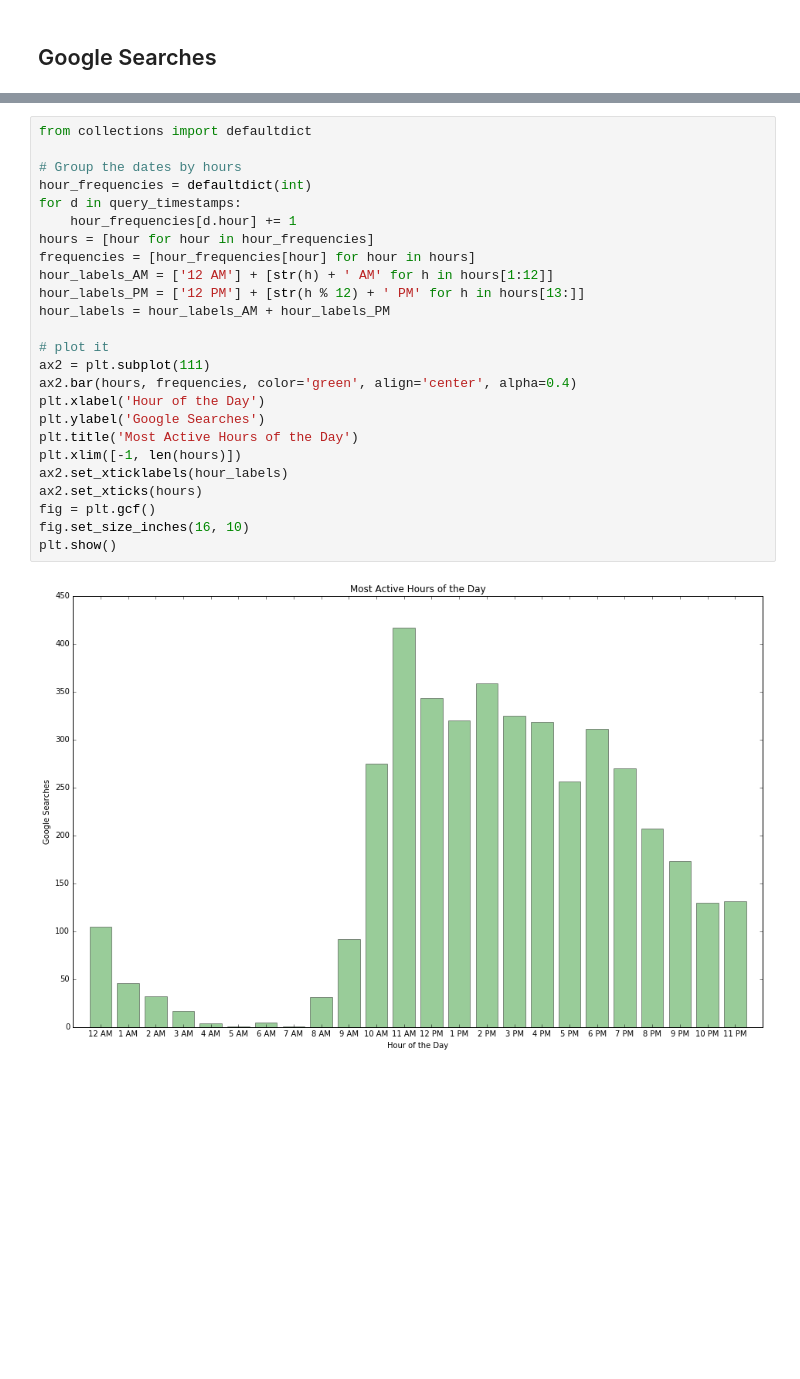
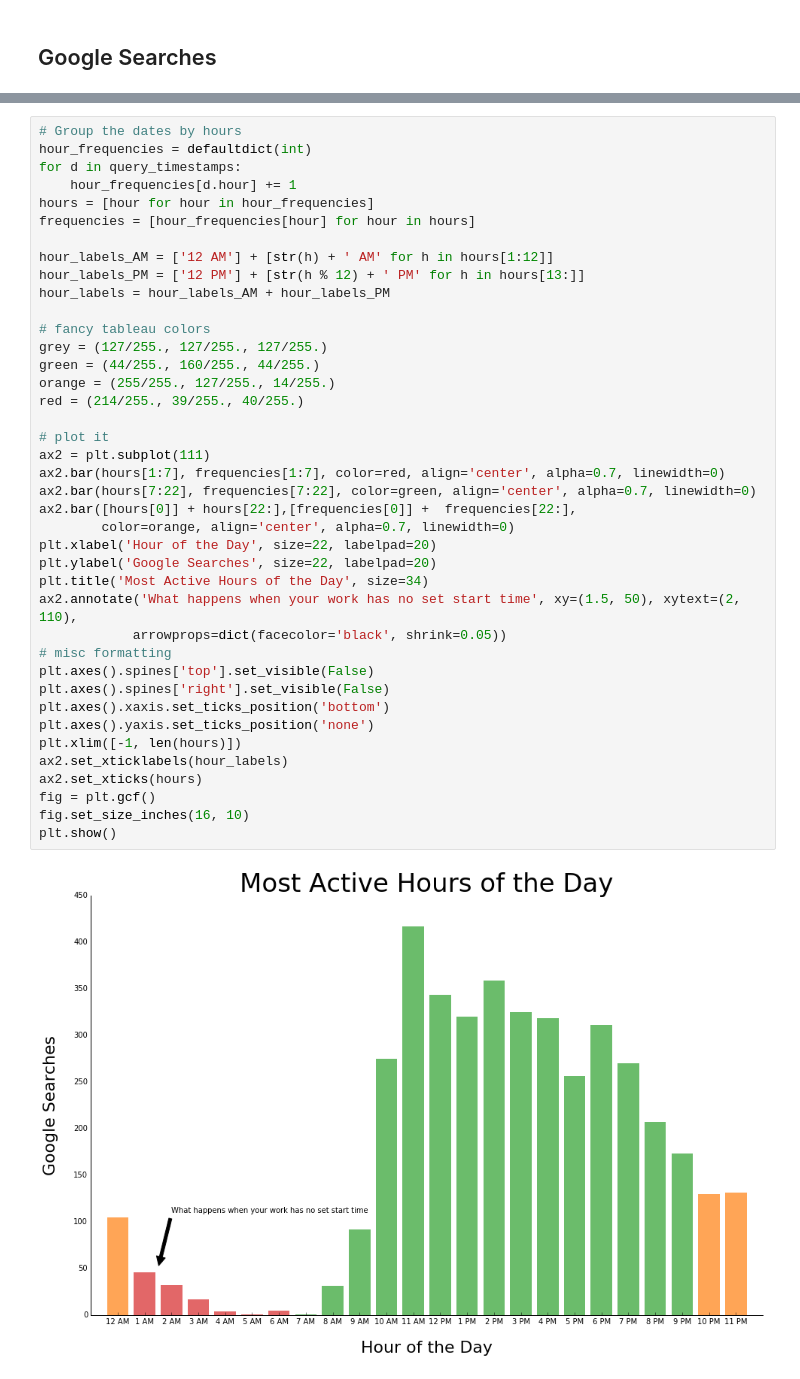
Before and after one commit to Joboman555/Quantifying-A-Summer-of-Learning, a Jupyter notebook: Tulip Final Presentation.ipynb, the cells around one changed output, grey strips where cells are left out. Drawn from its saved outputs; the diff is of its cells as text; blank space fills up the shorter version.

```diff
--- a/Tulip Final Presentation.ipynb
+++ b/Tulip Final Presentation.ipynb
@@ -57,27 +107,42 @@ plt.show()
 # %%
-from collections import defaultdict
-
 # Group the dates by hours
 hour_frequencies = defaultdict(int)
 for d in query_timestamps:
     hour_frequencies[d.hour] += 1
 hours = [hour for hour in hour_frequencies]
 frequencies = [hour_frequencies[hour] for hour in hours]
+
 hour_labels_AM = ['12 AM'] + [str(h) + ' AM' for h in hours[1:12]]
 hour_labels_PM = ['12 PM'] + [str(h % 12) + ' PM' for h in hours[13:]]
 hour_labels = hour_labels_AM + hour_labels_PM
 
+# fancy tableau colors
+grey = (127/255., 127/255., 127/255.)
+green = (44/255., 160/255., 44/255.)
+orange = (255/255., 127/255., 14/255.)
+red = (214/255., 39/255., 40/255.)
+
 # plot it
 ax2 = plt.subplot(111)
-ax2.bar(hours, frequencies, color='green', align='center', alpha=0.4)
-plt.xlabel('Hour of the Day')
-plt.ylabel('Google Searches')
-plt.title('Most Active Hours of the Day')
+ax2.bar(hours[1:7], frequencies[1:7], color=red, align='center', alpha=0.7, linewidth=0)
+ax2.bar(hours[7:22], frequencies[7:22], color=green, align='center', alpha=0.7, linewidth=0)
+ax2.bar([hours[0]] + hours[22:],[frequencies[0]] +  frequencies[22:],
+        color=orange, align='center', alpha=0.7, linewidth=0)
+plt.xlabel('Hour of the Day', size=22, labelpad=20)
+plt.ylabel('Google Searches', size=22, labelpad=20)
+plt.title('Most Active Hours of the Day', size=34)
+ax2.annotate('What happens when your work has no set start time', xy=(1.5, 50), xytext=(2, 110),
+            arrowprops=dict(facecolor='black', shrink=0.05))
+# misc formatting
+plt.axes().spines['top'].set_visible(False)
+plt.axes().spines['right'].set_visible(False)
+plt.axes().xaxis.set_ticks_position('bottom')
+plt.axes().yaxis.set_ticks_position('none')
 plt.xlim([-1, len(hours)])
 ax2.set_xticklabels(hour_labels)
 ax2.set_xticks(hours)
 fig = plt.gcf()
 fig.set_size_inches(16, 10)
 plt.show()
 # %% [output]
-[figure, old version]
+[figure, new version]
```
Also changed, not shown: parts of 25 cells of this notebook, 6 other files.
